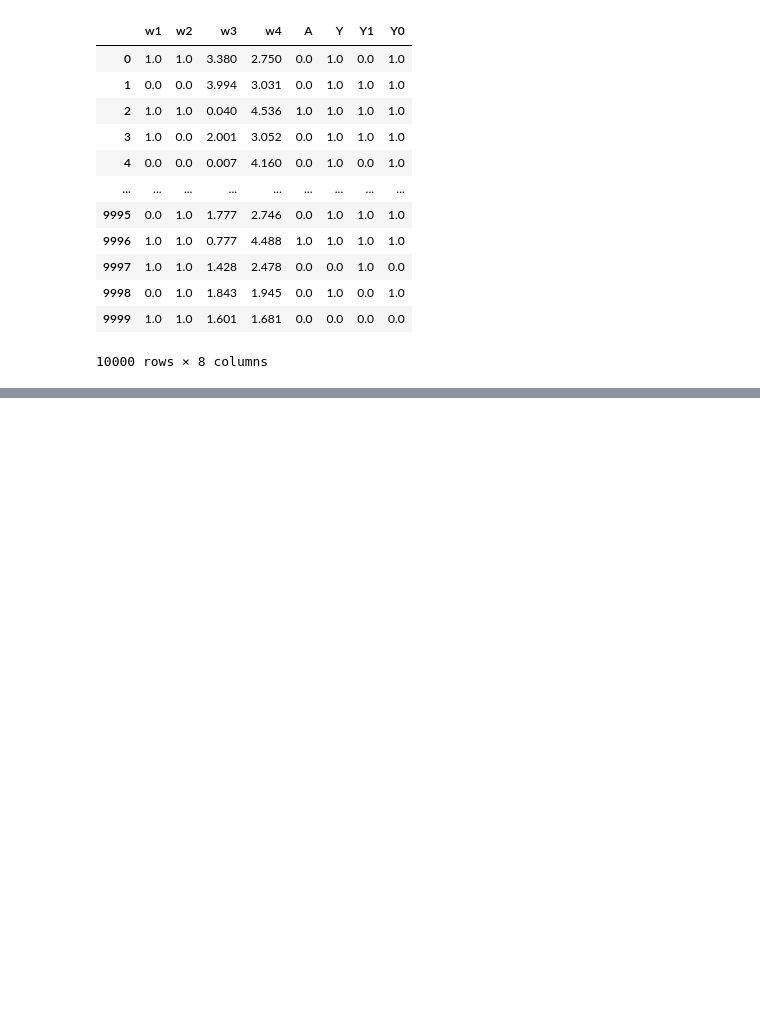
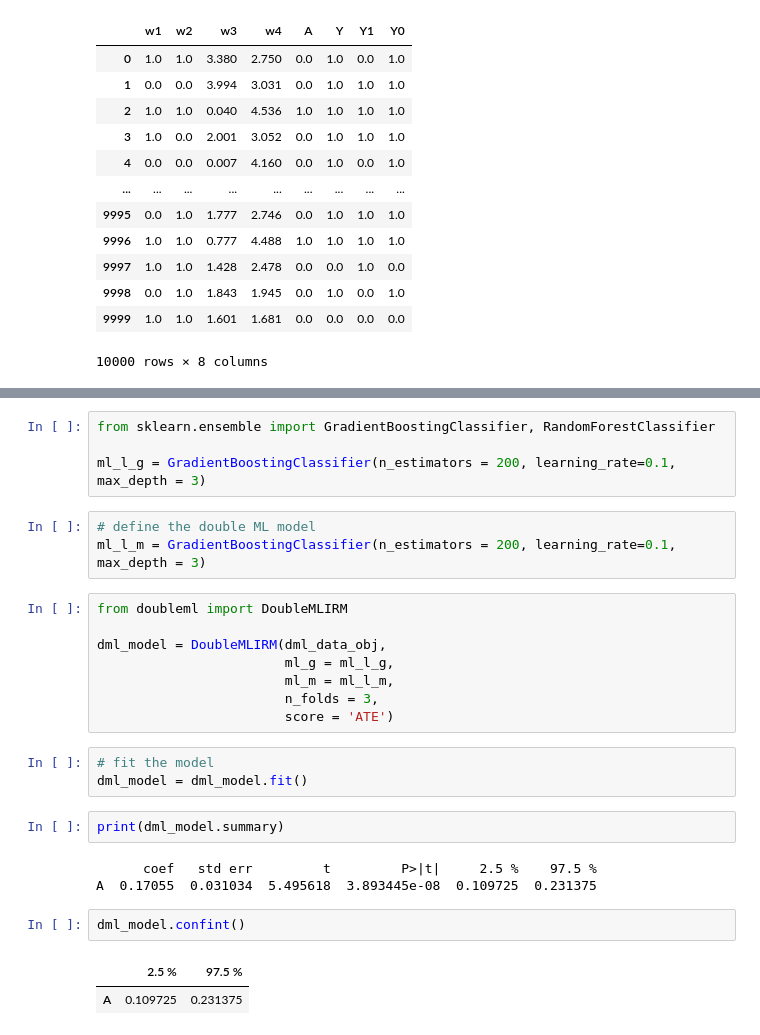
Before and after one commit to griffinfarrow/causal_learning_tutorial, a Jupyter notebook: dml_walkthrough.ipynb, the cells around one changed output, grey strips where cells are left out. Saved outputs shown, nothing was run; the diff lists cells and outputs as text; blank space fills up the shorter version.

Commit message:
adding double ML walkthrough, still needs helpful notes

```diff
--- a/dml_walkthrough.ipynb
+++ b/dml_walkthrough.ipynb
@@ -56,0 +62,28 @@ df
+# %%
+from sklearn.ensemble import GradientBoostingClassifier, RandomForestClassifier
+
+ml_l_g = GradientBoostingClassifier(n_estimators = 200, learning_rate=0.1, max_depth = 3)
+# %%
+# define the double ML model
+ml_l_m = GradientBoostingClassifier(n_estimators = 200, learning_rate=0.1, max_depth = 3)
+# %%
+from doubleml import DoubleMLIRM
+
+dml_model = DoubleMLIRM(dml_data_obj,
+                        ml_g = ml_l_g,
+                        ml_m = ml_l_m,
+                        n_folds = 3,
+                        score = 'ATE')
+# %%
+# fit the model
+dml_model = dml_model.fit()
+# %%
+print(dml_model.summary)
+# %% [output]
+      coef   std err         t         P>|t|     2.5 %    97.5 %
+A  0.17055  0.031034  5.495618  3.893445e-08  0.109725  0.231375
+# %%
+dml_model.confint()
+# %% [output]
+|  | 2.5 % | 97.5 % |
+| A | 0.109725 | 0.231375 |
```
Also changed, not shown: parts of 2 cells of this notebook.
